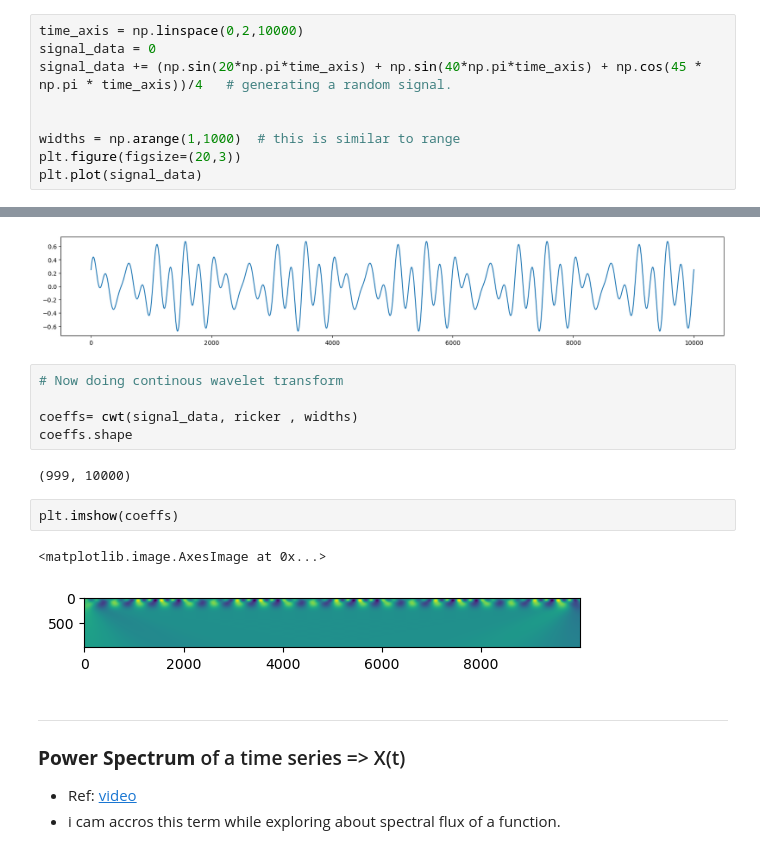
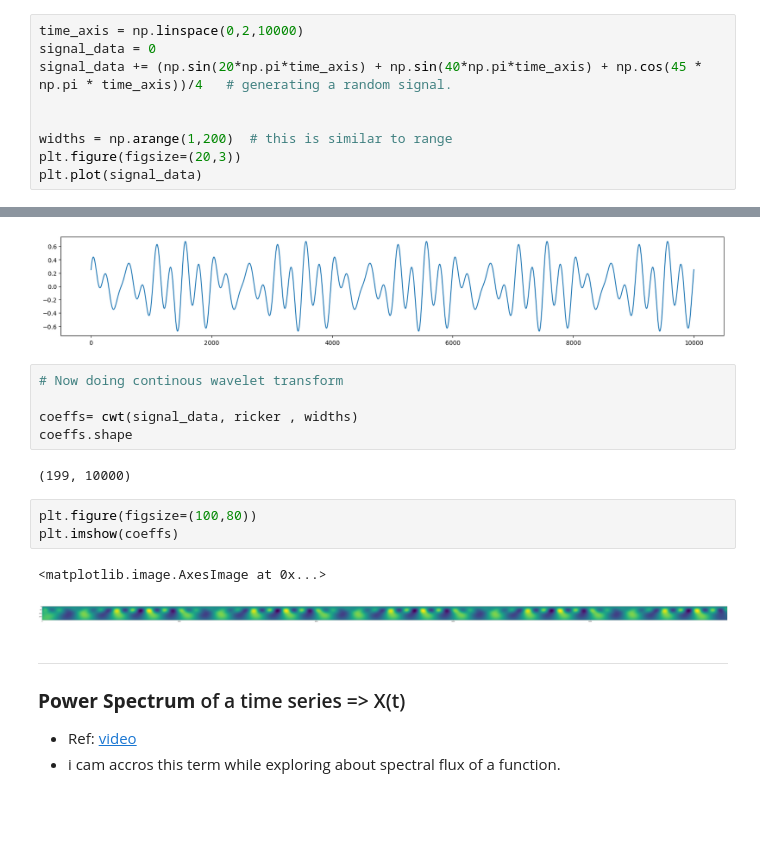
Before and after one commit to Dhyanesh-Panchal/GSR-research-and-stress-detection, a Jupyter notebook: Notes.ipynb, the cells around one changed output, grey strips where cells are left out. Cells and saved outputs as stored; diff of their text form; blank space fills up the shorter version.

```diff
--- a/Notes.ipynb
+++ b/Notes.ipynb
@@ -72,7 +117,7 @@ signal_data = 0
 signal_data += (np.sin(20*np.pi*time_axis) + np.sin(40*np.pi*time_axis) + np.cos(45 * np.pi * time_axis))/4   # generating a random signal.
 
 
-widths = np.arange(1,1000)  # this is similar to range
+widths = np.arange(1,200)  # this is similar to range
 plt.figure(figsize=(20,3))
 plt.plot(signal_data)
 # %% [output]
@@ -84,12 +129,13 @@ plt.plot(signal_data)
 coeffs= cwt(signal_data, ricker , widths)
 coeffs.shape
 # %% [output]
-(999, 10000)
+(199, 10000)
 # %%
+plt.figure(figsize=(100,80))
 plt.imshow(coeffs)
 # %% [output]
 <matplotlib.image.AxesImage at 0x...>
-[figure, old version]
+[figure, new version]
 # %% [markdown]
 ---
 ### **Power Spectrum** of a time series => X(t)
```
Also changed, not shown: parts of 11 cells of this notebook, 2 other files.
